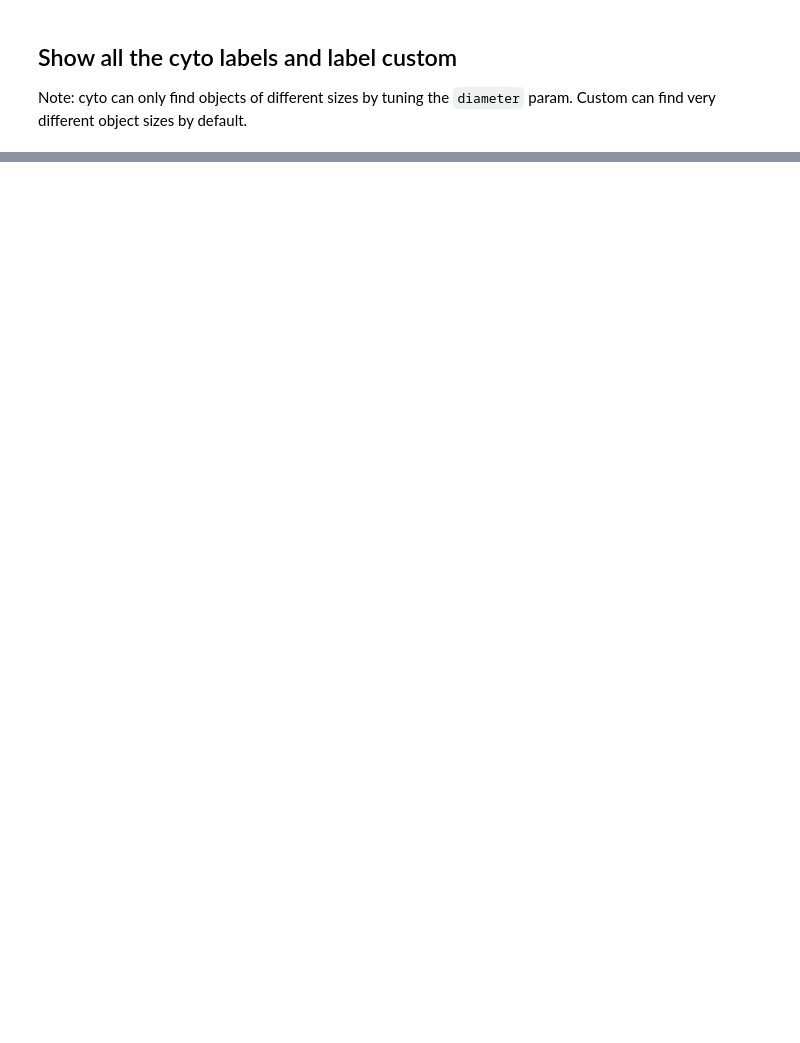
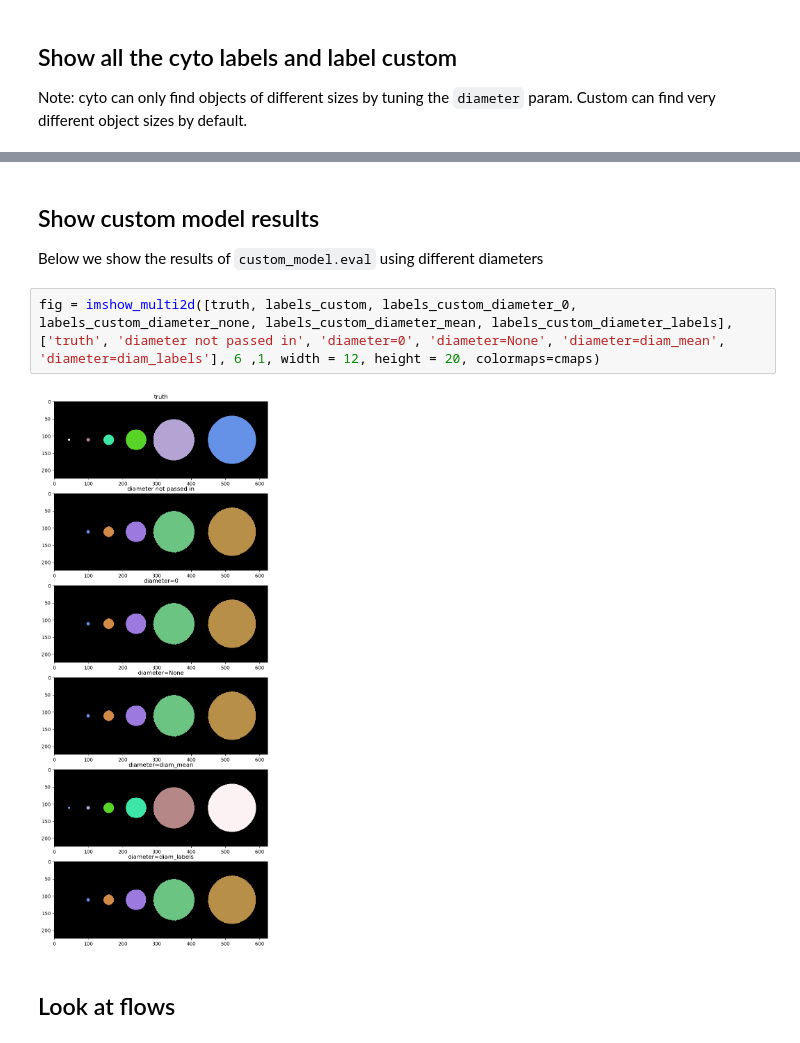
Before and after one commit to True-North-Intelligent-Algorithms/notebooks-and-napari-widgets-for-dl, a Jupyter notebook: docs/20_scale/20_cell_pose_diameter.ipynb, the cells around one changed output, grey strips where cells are left out. Drawn from its saved outputs; the diff is of its cells as text; blank space fills up the shorter version.

````diff
--- a/docs/20_scale/20_cell_pose_diameter.ipynb
+++ b/docs/20_scale/20_cell_pose_diameter.ipynb
@@ -197,3 +260,13 @@ fig = imshow_multi2d([truth, labels_d6, labels_default, labels_none, labels_d70,
+# %% [markdown]
+## Show custom model results
+
+Below we show the results of ```custom_model.eval``` using different diameters
+# %%
+fig = imshow_multi2d([truth, labels_custom, labels_custom_diameter_0, labels_custom_diameter_none, labels_custom_diameter_mean, labels_custom_diameter_labels], ['truth', 'diameter not passed in', 'diameter=0', 'diameter=None', 'diameter=diam_mean', 'diameter=diam_labels'], 6 ,1, width = 12, height = 20, colormaps=cmaps)
+# %% [output]
+[figure, added]
+# %% [markdown]
+## Look at flows
 # %%
 plt.figure(figsize=(10,10))
 plt.imshow(c[0])
````
Also changed, not shown: parts of 18 cells of this notebook.
